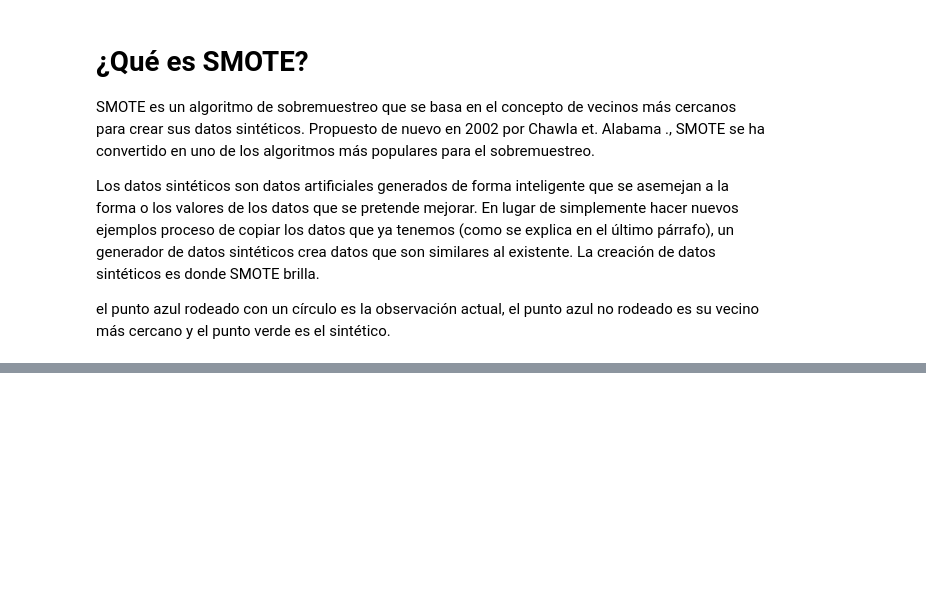
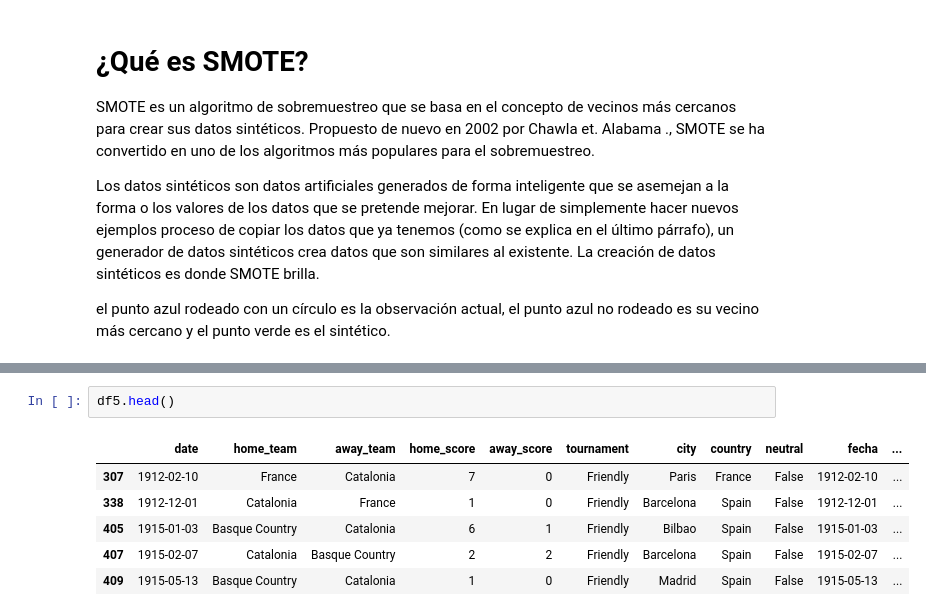
Before and after one commit to JMML2021/0501_sampling, a Jupyter notebook: 05_Sampling.ipynb, the cells around one changed output, grey strips where cells are left out. Drawn from its saved outputs; the diff is of its cells as text; blank space fills up the shorter version.

```diff
--- a/05_Sampling.ipynb
+++ b/05_Sampling.ipynb
@@ -643,3 +643,12 @@ Los datos sintéticos son datos artificiales generados de forma inteligente que
 el punto azul rodeado con un círculo es la observación actual, el punto azul no rodeado es su vecino más cercano y el punto verde es el sintético.
 # %% [markdown]
 ![image.png](embedded-picture-1)
+# %%
+df5.head()
+# %% [output]
+|  | date | home_team | away_team | home_score | away_score | tournament | city | country | neutral | fecha | ... |
+| 307 | 1912-02-10 | France | Catalonia | 7 | 0 | Friendly | Paris | France | False | 1912-02-10 | ... |
+| 338 | 1912-12-01 | Catalonia | France | 1 | 0 | Friendly | Barcelona | Spain | False | 1912-12-01 | ... |
+| 405 | 1915-01-03 | Basque Country | Catalonia | 6 | 1 | Friendly | Bilbao | Spain | False | 1915-01-03 | ... |
+| 407 | 1915-02-07 | Catalonia | Basque Country | 2 | 2 | Friendly | Barcelona | Spain | False | 1915-02-07 | ... |
+| 409 | 1915-05-13 | Basque Country | Catalonia | 1 | 0 | Friendly | Madrid | Spain | False | 1915-05-13 | ... |
```
Also changed, not shown: parts of 8 cells of this notebook.
